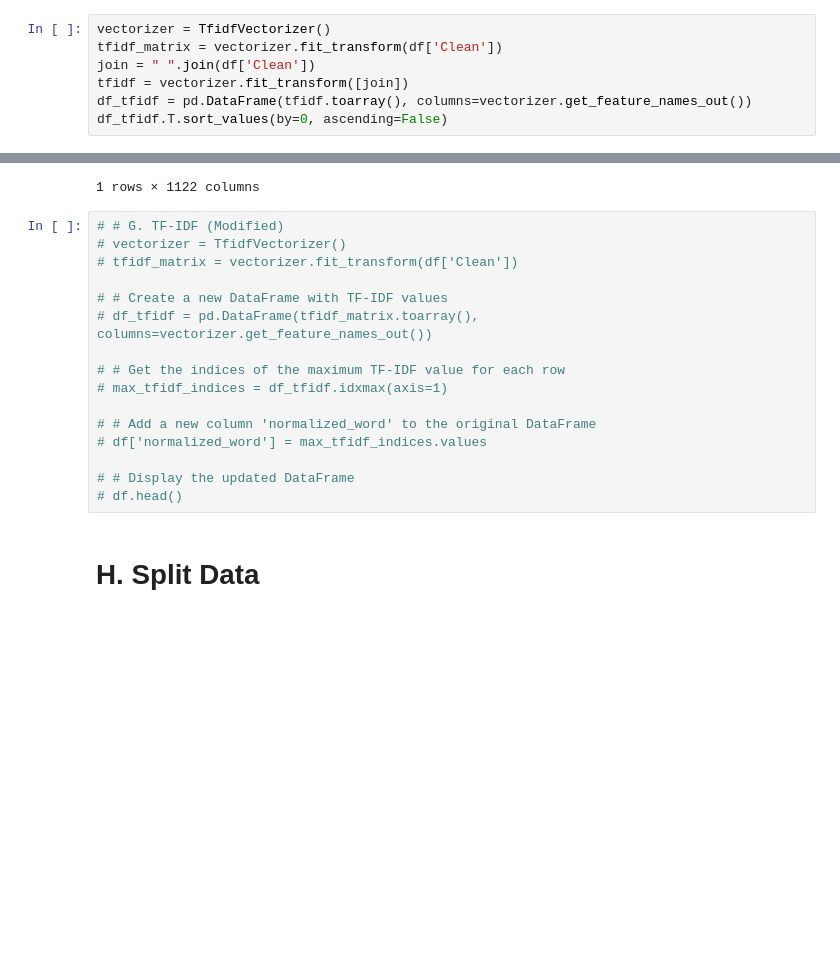
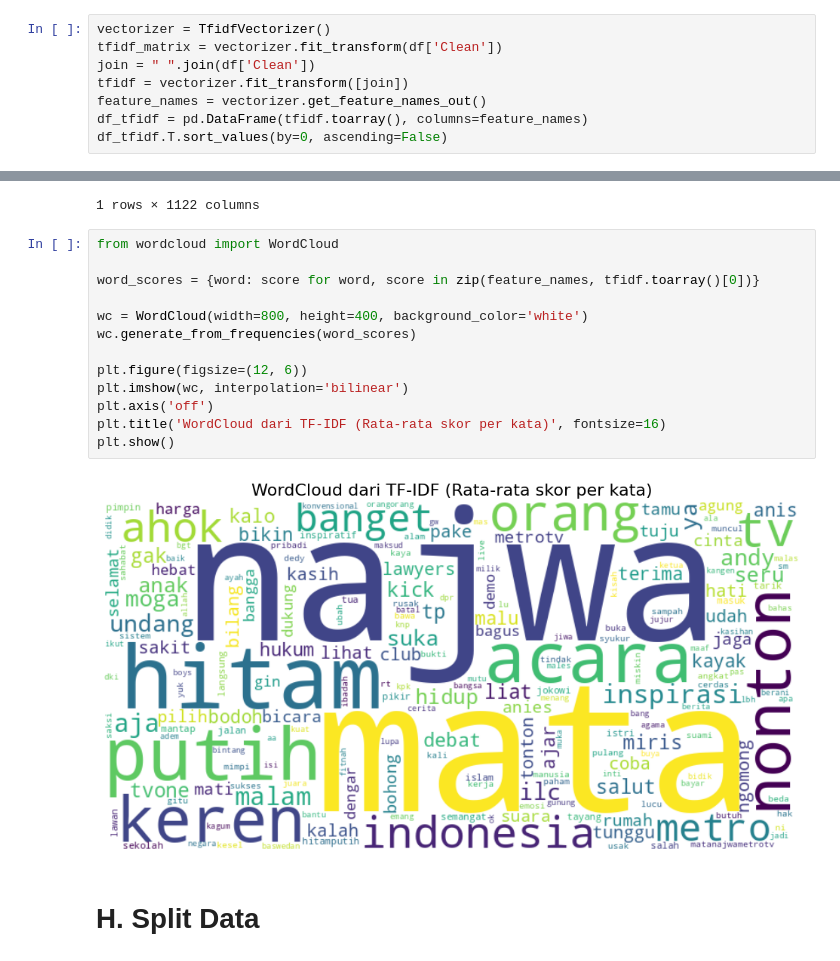
Before and after one commit to firarru/Text-Mining, a Jupyter notebook: Tugas_3_Kelompok_4_Text_Mining.ipynb, the cells around one changed output, grey strips where cells are left out. Saved outputs shown, nothing was run; the diff lists cells and outputs as text; blank space fills up the shorter version.

```diff
--- a/Tugas_3_Kelompok_4_Text_Mining.ipynb
+++ b/Tugas_3_Kelompok_4_Text_Mining.ipynb
@@ -288,7 +290,8 @@ vectorizer = TfidfVectorizer()
 tfidf_matrix = vectorizer.fit_transform(df['Clean'])
 join = " ".join(df['Clean'])
 tfidf = vectorizer.fit_transform([join])
-df_tfidf = pd.DataFrame(tfidf.toarray(), columns=vectorizer.get_feature_names_out())
+feature_names = vectorizer.get_feature_names_out()
+df_tfidf = pd.DataFrame(tfidf.toarray(), columns=feature_names)
 df_tfidf.T.sort_values(by=0, ascending=False)
 # %% [output]
 |  | 0 |
@@ -310,22 +313,21 @@ df_tfidf
 |  | aa | abang | abas | abi | abis | abraham | academi | acara | acung | adem | ... | ... |
 | 0 | 0.019068 | 0.006356 | 0.006356 | 0.006356 | 0.012712 | 0.012712 | 0.006356 | 0.228822 | 0.006356 | 0.019068 | ... | ... |
 1 rows × 1122 columns
-# %%
-# # G. TF-IDF (Modified)
-# vectorizer = TfidfVectorizer()
-# tfidf_matrix = vectorizer.fit_transform(df['Clean'])
-
-# # Create a new DataFrame with TF-IDF values
-# df_tfidf = pd.DataFrame(tfidf_matrix.toarray(), columns=vectorizer.get_feature_names_out())
-
-# # Get the indices of the maximum TF-IDF value for each row
-# max_tfidf_indices = df_tfidf.idxmax(axis=1)
-
-# # Add a new column 'normalized_word' to the original DataFrame
-# df['normalized_word'] = max_tfidf_indices.values
-
-# # Display the updated DataFrame
-# df.head()
+# %%
+from wordcloud import WordCloud
+
+word_scores = {word: score for word, score in zip(feature_names, tfidf.toarray()[0])}
+
+wc = WordCloud(width=800, height=400, background_color='white')
+wc.generate_from_frequencies(word_scores)
+
+plt.figure(figsize=(12, 6))
+plt.imshow(wc, interpolation='bilinear')
+plt.axis('off')
+plt.title('WordCloud dari TF-IDF (Rata-rata skor per kata)', fontsize=16)
+plt.show()
+# %% [output]
+[figure, added]
 # %% [markdown]
 # H. Split Data
 # %%
```
Also changed, not shown: parts of 2 cells of this notebook.
